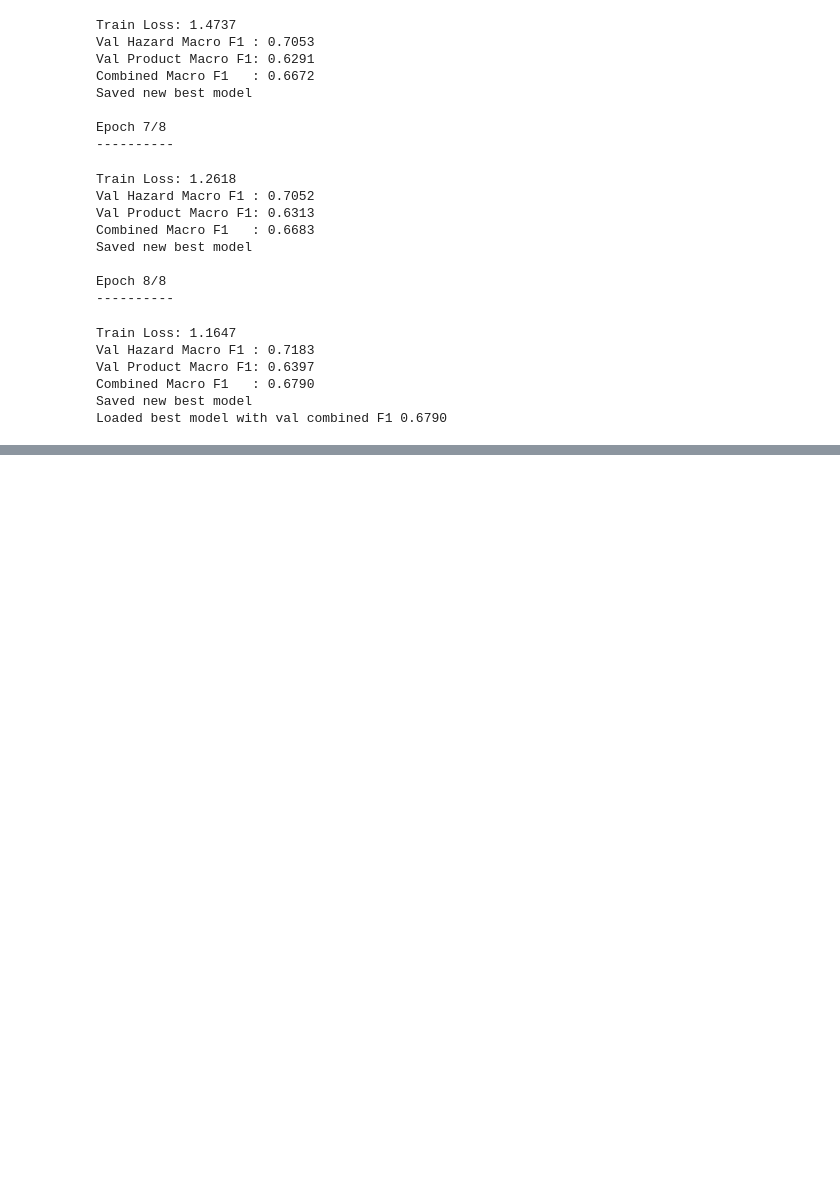
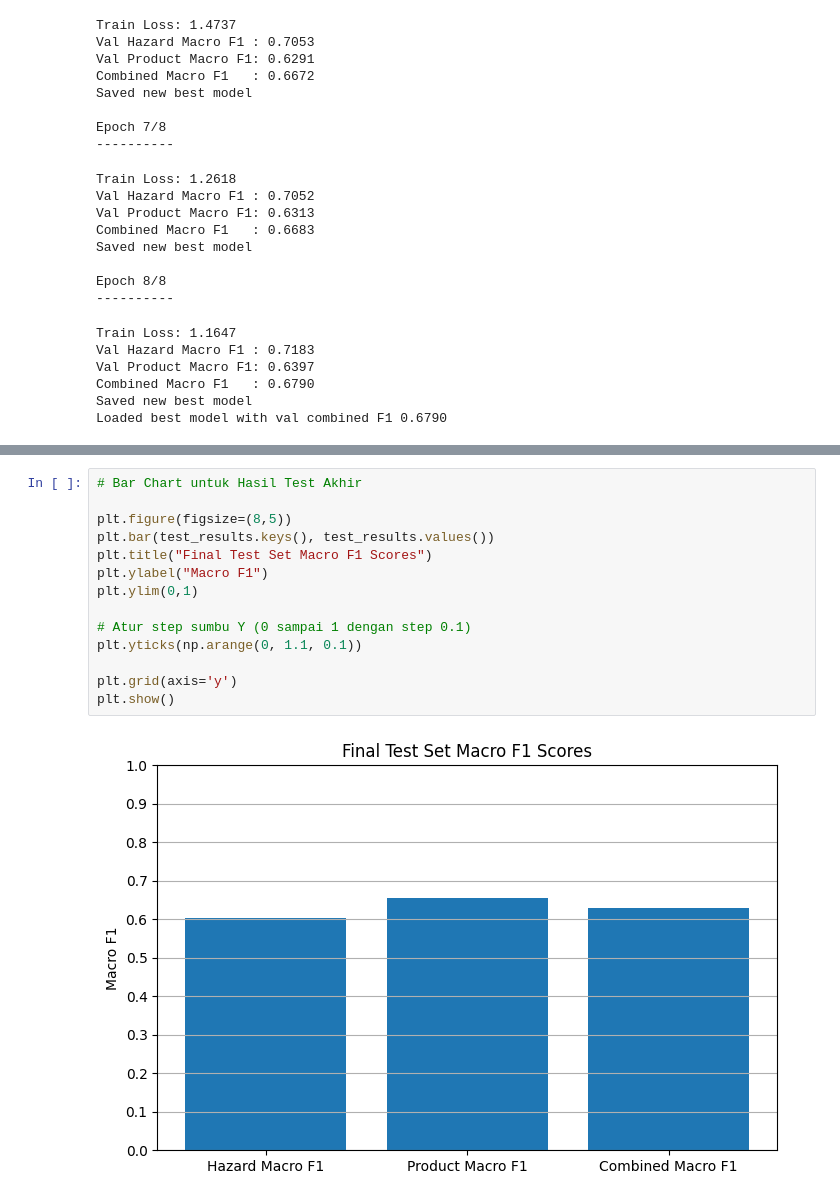
Before and after one commit to SjdnDzikran/food-hazard-detection, a Jupyter notebook: food_hazard.ipynb, the cells around one changed output, grey strips where cells are left out. Drawn from its saved outputs; the diff is of its cells as text; blank space fills up the shorter version.

```diff
--- a/food_hazard.ipynb
+++ b/food_hazard.ipynb
@@ -394,0 +471,16 @@ Combined Macro F1    : 0.6293
+# %%
+# Bar Chart untuk Hasil Test Akhir
+
+plt.figure(figsize=(8,5))
+plt.bar(test_results.keys(), test_results.values())
+plt.title("Final Test Set Macro F1 Scores")
+plt.ylabel("Macro F1")
+plt.ylim(0,1)
+
+# Atur step sumbu Y (0 sampai 1 dengan step 0.1)
+plt.yticks(np.arange(0, 1.1, 0.1))
+
+plt.grid(axis='y')
+plt.show()
+# %% [output]
+[figure, added]
```
Also changed, not shown: parts of 9 cells of this notebook, 5 other files.
